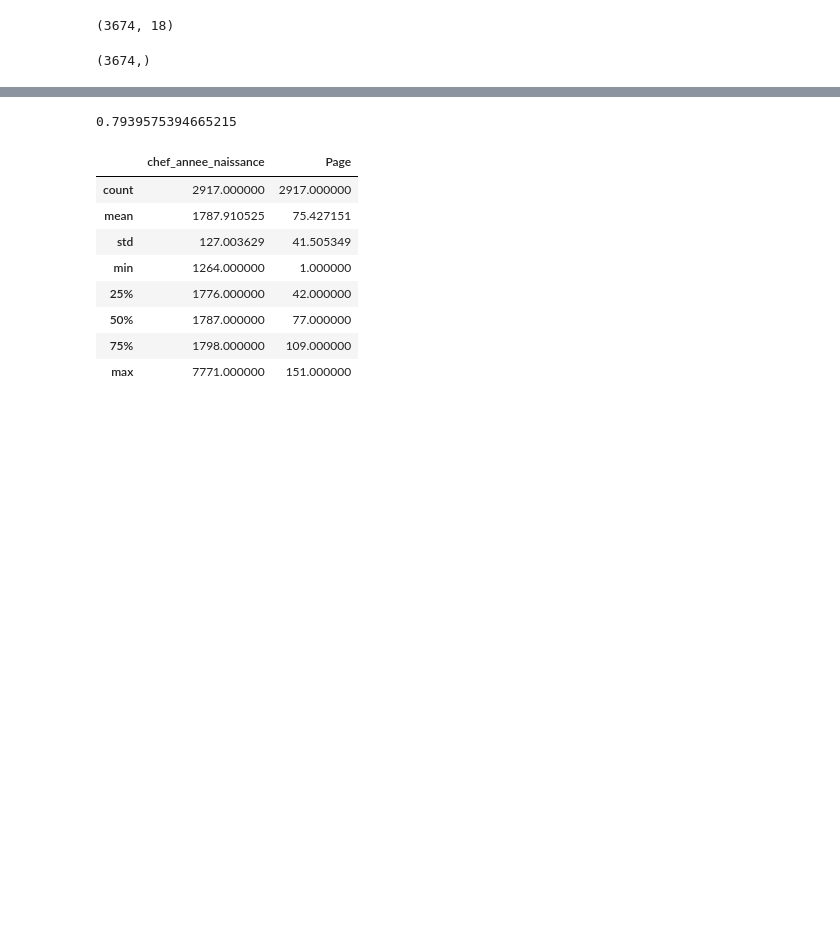
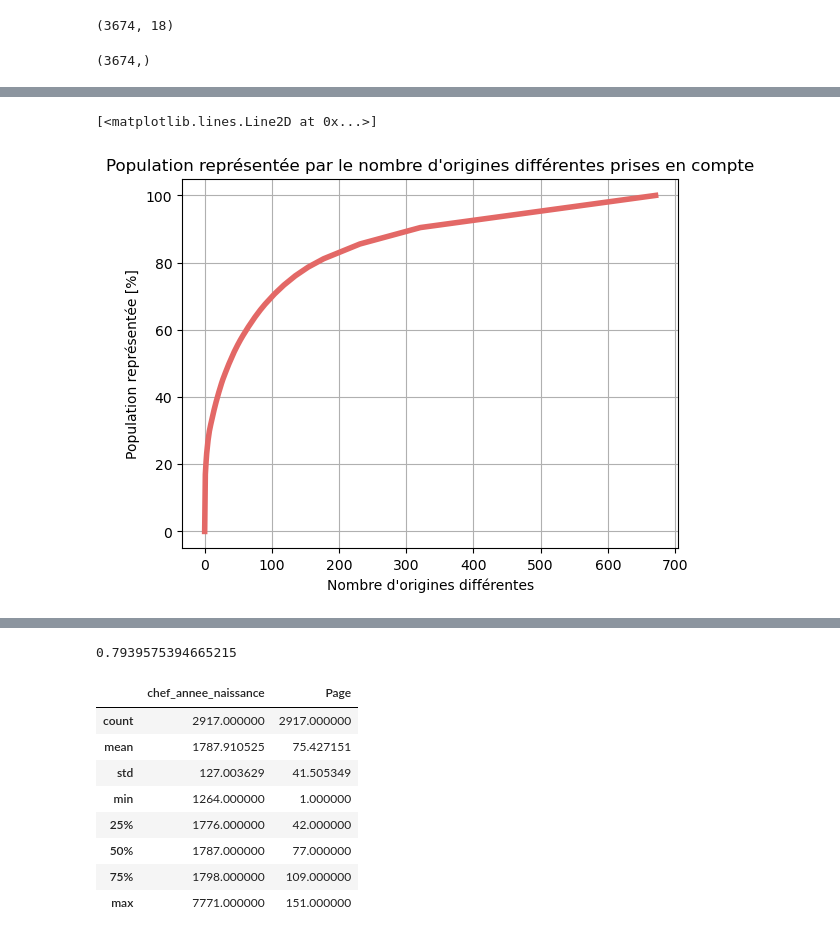
Before and after one commit to ozan-guven/HUM-450-Project, a Jupyter notebook: rec_1832.ipynb, the cells around one changed output, grey strips where cells are left out. Drawn from its saved outputs; the diff is of its cells as text; code cells hidden in the pictures; blank space fills up the shorter version.

```diff
--- a/rec_1832.ipynb
+++ b/rec_1832.ipynb
@@ -143,0 +156,3 @@ Length: 672, dtype: int64
+# %%
+origins = df.groupby("chef_origine").size().sort_values(ascending=False)
+origins.head()
@@ -143,0 +167,13 @@ Length: 672, dtype: int64
+# %%
+# Get the percentage of the population that is represented by the top 10 origins and plot it as a graph in terms of x
+origins.head(10).sum() / origins.sum()
+percentages = [origins.head(x).sum() / origins.sum() for x in range(0, len(origins))]
+# Plot the above as a line
+plt.title("Population représentée par le nombre d'origines différentes prises en compte")
+plt.xlabel("Nombre d'origines différentes")
+plt.ylabel("Population représentée [%]")
+plt.grid(visible=True, which="both")
+plt.plot(np.asarray(percentages) * 100,'-',color="#e36866",linewidth=4)
+# %% [output]
+[<matplotlib.lines.Line2D at 0x...>]
+[figure, added]
```
Also changed, not shown: parts of 7 cells of this notebook.
